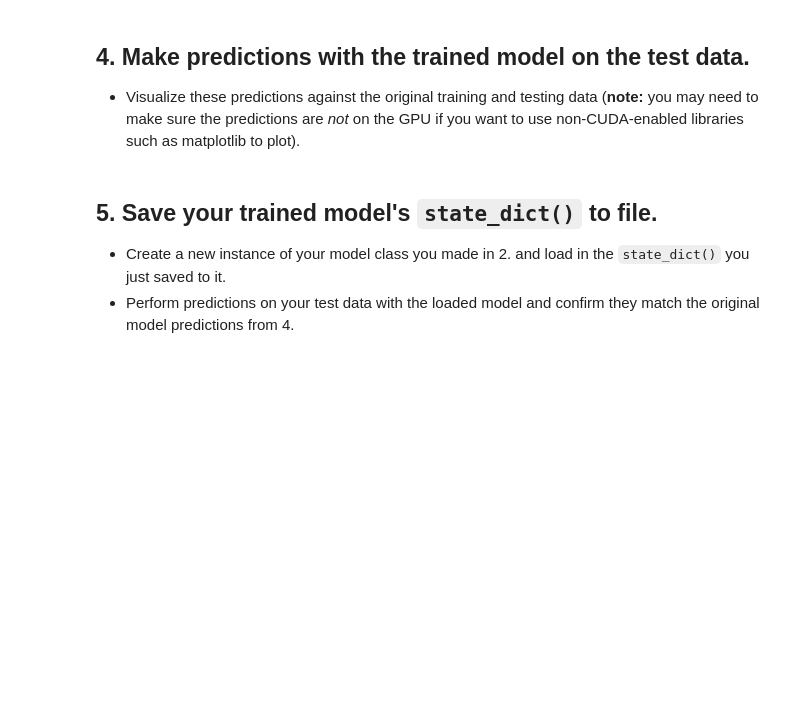
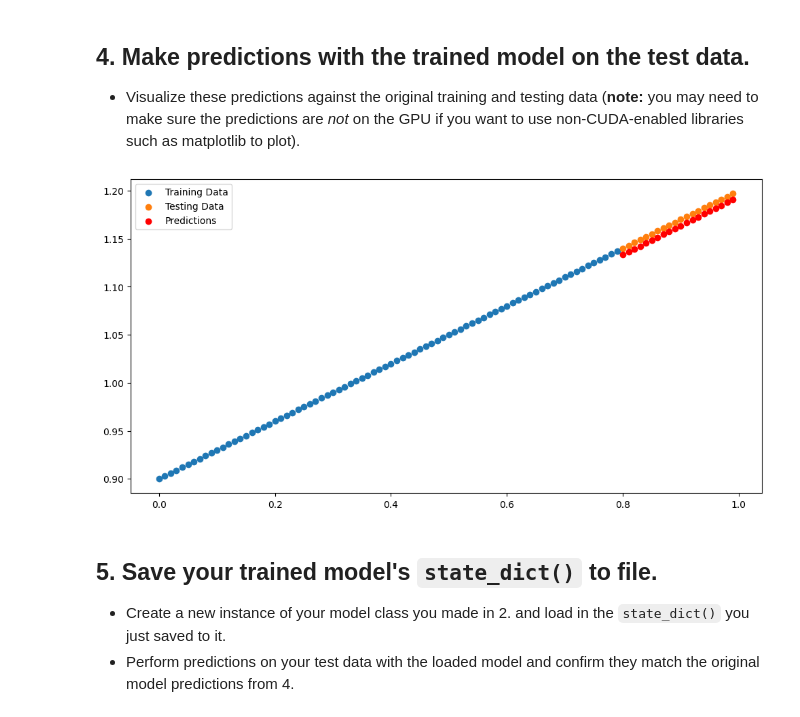
Before and after one commit to hari192003/pytorch-deep-learning, a Jupyter notebook: extras/exercises/01_pytorch_workflow_exercises.ipynb, the cells around one changed output. Saved outputs shown, nothing was run; the diff lists cells and outputs as text; code cells hidden in the pictures; blank space fills up the shorter version.

```diff
--- a/extras/exercises/01_pytorch_workflow_exercises.ipynb
+++ b/extras/exercises/01_pytorch_workflow_exercises.ipynb
@@ -66,2 +117,6 @@ print(f"First 10 X & y samples:\nX: {X[:10]}\ny: {y[:10]}")
 # %%
 # Instantiate the model and put it to the target device
+
+torch.manual_seed(42)
+lin_reg = LinearRegression().to(device)
+lin_reg.state_dict(), lin_reg
@@ -72,36 +133,42 @@ print(f"First 10 X & y samples:\nX: {X[:10]}\ny: {y[:10]}")
   * The training loop should test the model on the test dataset every 20 epochs.
 # %%
 # Create the loss function and optimizer
+loss_func = nn.L1Loss()
+optimizer = torch.optim.SGD(params = lin_reg.parameters(), lr=0.01)
 # %%
 # Training loop
-
+torch.manual_seed(42)
 
 # Train model for 300 epochs
-
+epochs = 300
 
 # Send data to target device
-
+X_train = X_train.to(device)
+X_test = X_test.to(device)
+y_train = y_train.to(device)
+y_test = y_test.to(device)
 
 for epoch in range(epochs):
   ### Training
 
   # Put model in train mode
-
+  lin_reg.train()
 
   # 1. Forward pass
+  y_pred = lin_reg(X_train)
 
 
   # 2. Calculate loss
-
+  loss = loss_func(y_pred, y_train)
 
   # 3. Zero gradients
-
+  optimizer.zero_grad()
 
   # 4. Backpropagation
-
+  loss.backward()
 
   # 5. Step the optimizer
-
+  optimizer.step()
 
   ### Perform testing every 20 epochs
   if epoch % 20 == 0:
@@ -109,8 +176,8 @@ for epoch in range(epochs):
     # Put model in evaluation mode and setup inference context
 
       # 1. Forward pass
-
+      pred = lin_reg(X_test)
       # 2. Calculate test loss
-
+      test_loss = loss_func(pred, y_test)
       # Print out what's happening
       print(f"Epoch: {epoch} | Train loss: {loss:.3f} | Test loss: {test_loss:.3f}")
@@ -119,8 +202,14 @@ for epoch in range(epochs):
   * Visualize these predictions against the original training and testing data (**note:** you may need to make sure the predictions are *not* on the GPU if you want to use non-CUDA-enabled libraries such as matplotlib to plot).
 # %%
 # Make predictions with the model
+lin_reg.eval()
+with torch.inference_mode():
+    predictions = lin_reg(X_test)
 # %%
 # Plot the predictions (these may need to be on a specific device)
+plot_predictions(predictions=predictions)
+# %% [output]
+[figure, added]
 # %% [markdown]
 ## 5. Save your trained model's `state_dict()` to file.
   * Create a new instance of your model class you made in 2. and load in the `state_dict()` you just saved to it.
```
Also changed, not shown: parts of 13 cells of this notebook, 1 other file.
